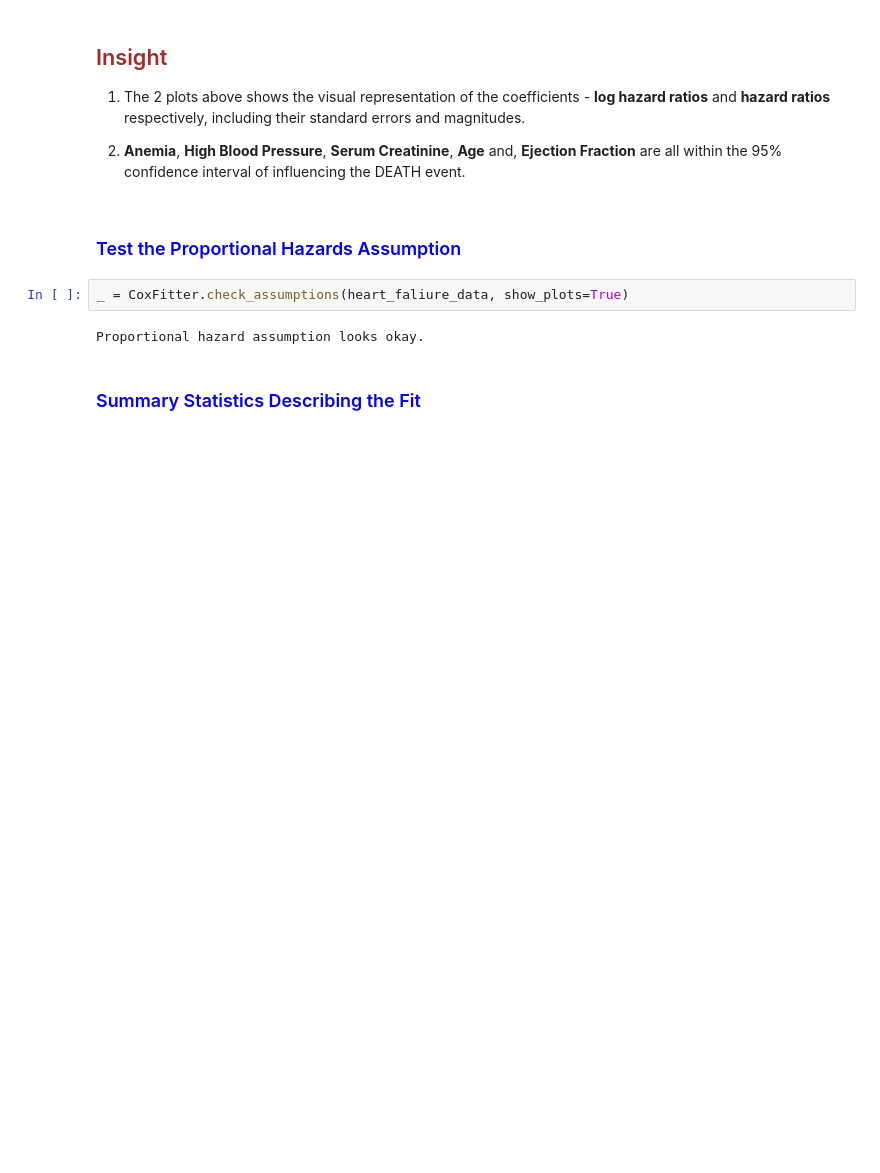
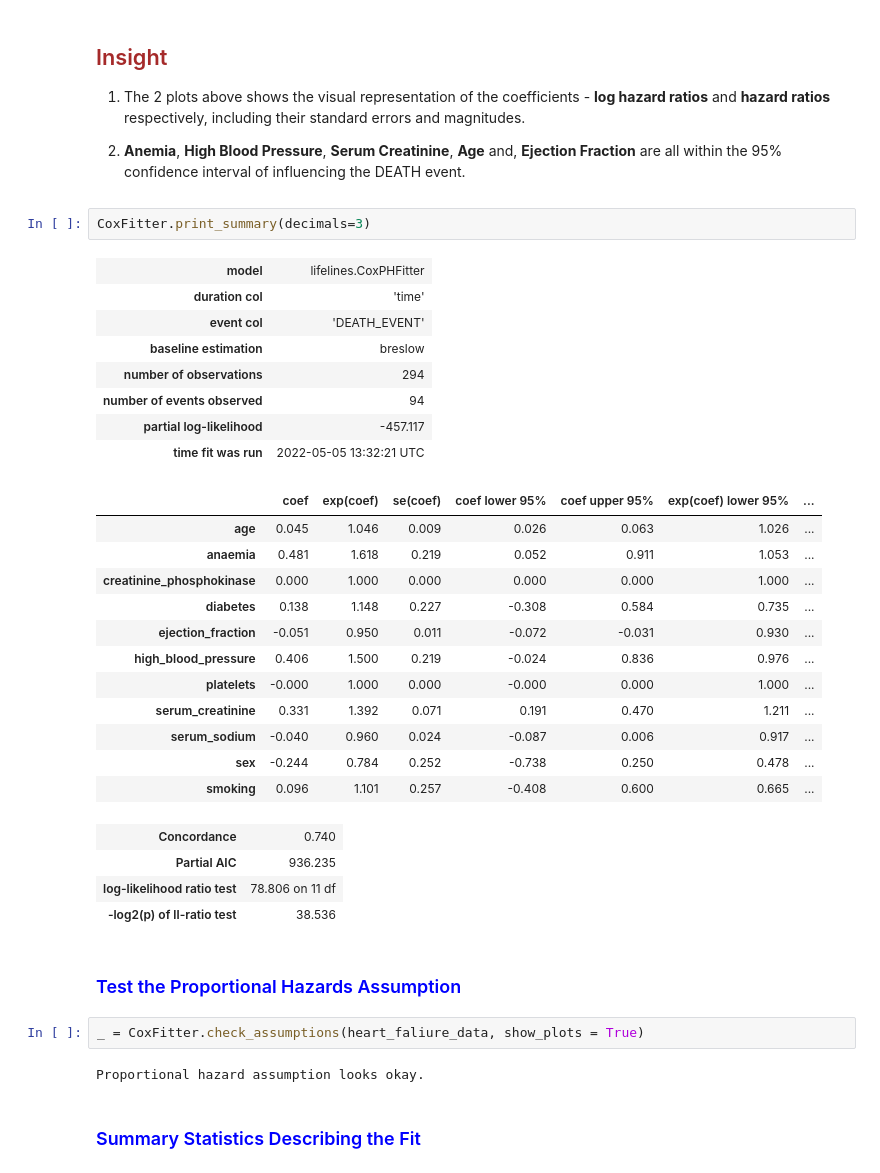
Before and after one commit to sauravmishra1710/Heart-Failure-Condition-And-Survival-Analysis, a Jupyter notebook: Cox_Proportional_Hazards_Regression.ipynb, the cells around one changed output. Saved outputs shown, nothing was run; the diff lists cells and outputs as text; blank space fills up the shorter version.

```diff
--- a/Cox_Proportional_Hazards_Regression.ipynb
+++ b/Cox_Proportional_Hazards_Regression.ipynb
@@ -244,10 +245,37 @@ CoxFitter.plot(hazard_ratios = True)
 1. The 2 plots above shows the visual representation of the coefficients - **log hazard ratios** and **hazard ratios** respectively, including their standard errors and magnitudes.
 
 2.  **Anemia**, **High Blood Pressure**, **Serum Creatinine**, **Age** and, **Ejection Fraction** are all within the 95% confidence interval of influencing the DEATH event.
+# %%
+CoxFitter.print_summary(decimals=3)
+# %% [output]
+| model | lifelines.CoxPHFitter |
+| duration col | 'time' |
+| event col | 'DEATH_EVENT' |
+| baseline estimation | breslow |
+| number of observations | 294 |
+| number of events observed | 94 |
+| partial log-likelihood | -457.117 |
+| time fit was run | 2022-05-05 13:32:21 UTC |
+|  | coef | exp(coef) | se(coef) | coef lower 95% | coef upper 95% | exp(coef) lower 95% | ... |
+| age | 0.045 | 1.046 | 0.009 | 0.026 | 0.063 | 1.026 | ... |
+| anaemia | 0.481 | 1.618 | 0.219 | 0.052 | 0.911 | 1.053 | ... |
+| creatinine_phosphokinase | 0.000 | 1.000 | 0.000 | 0.000 | 0.000 | 1.000 | ... |
+| diabetes | 0.138 | 1.148 | 0.227 | -0.308 | 0.584 | 0.735 | ... |
+| ejection_fraction | -0.051 | 0.950 | 0.011 | -0.072 | -0.031 | 0.930 | ... |
+| high_blood_pressure | 0.406 | 1.500 | 0.219 | -0.024 | 0.836 | 0.976 | ... |
+| platelets | -0.000 | 1.000 | 0.000 | -0.000 | 0.000 | 1.000 | ... |
+| serum_creatinine | 0.331 | 1.392 | 0.071 | 0.191 | 0.470 | 1.211 | ... |
+| serum_sodium | -0.040 | 0.960 | 0.024 | -0.087 | 0.006 | 0.917 | ... |
+| sex | -0.244 | 0.784 | 0.252 | -0.738 | 0.250 | 0.478 | ... |
+| smoking | 0.096 | 1.101 | 0.257 | -0.408 | 0.600 | 0.665 | ... |
+| Concordance | 0.740 |
+| Partial AIC | 936.235 |
+| log-likelihood ratio test | 78.806 on 11 df |
+| -log2(p) of ll-ratio test | 38.536 |
 # %% [markdown]
 ### <font color = blue>Test the Proportional Hazards Assumption</font>
 # %%
-_ = CoxFitter.check_assumptions(heart_faliure_data, show_plots=True)
+_ = CoxFitter.check_assumptions(heart_faliure_data, show_plots = True)
 # %% [output]
 Proportional hazard assumption looks okay.
 # %% [markdown]
```
Also changed, not shown: parts of 4 cells of this notebook.
